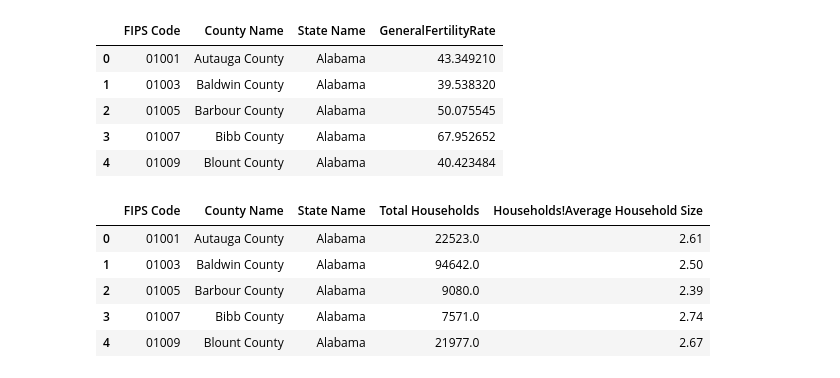
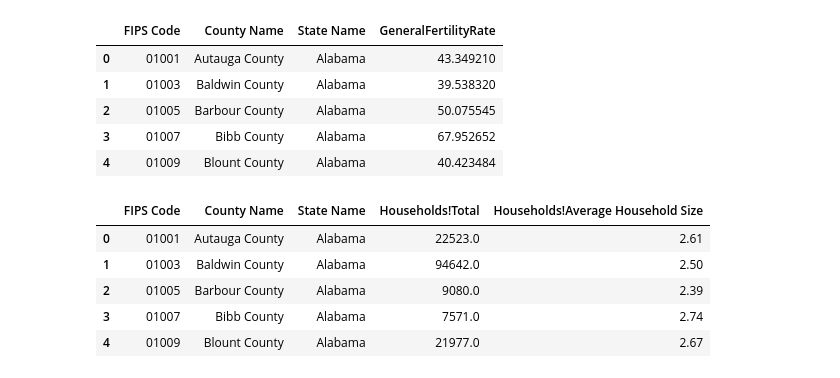
Before and after one commit to larrycoder123/uscounty_datascience, a Jupyter notebook: uscensus_modify.ipynb, the cells around one changed output. Cells and saved outputs as stored; diff of their text form; code cells hidden in the pictures.

```diff
--- a/uscensus_modify.ipynb
+++ b/uscensus_modify.ipynb
@@ -80,12 +80,14 @@ fertilityrate_df.head()
 # %%
 householdsize_df = pd.read_csv("./datatest/householdsize_county_2023.csv", dtype={"FIPS Code": str})
 
 # Rename column
 householdsize_df.rename(columns={"AvgHouseholdSize": "Average Household Size"}, inplace = True)
 
+householdsize_df.rename(columns={"Total Households": "Households!Total"}, inplace = True)
+
 householdsize_df.head()
 # %% [output]
-|  | FIPS Code | County Name | State Name | Total Households | Households!Average Household Size |
+|  | FIPS Code | County Name | State Name | Households!Total | Households!Average Household Size |
 | 0 | 01001 | Autauga County | Alabama | 22523.0 | 2.61 |
 | 1 | 01003 | Baldwin County | Alabama | 94642.0 | 2.50 |
 | 2 | 01005 | Barbour County | Alabama | 9080.0 | 2.39 |
```
Also changed, not shown: parts of 11 cells of this notebook.
